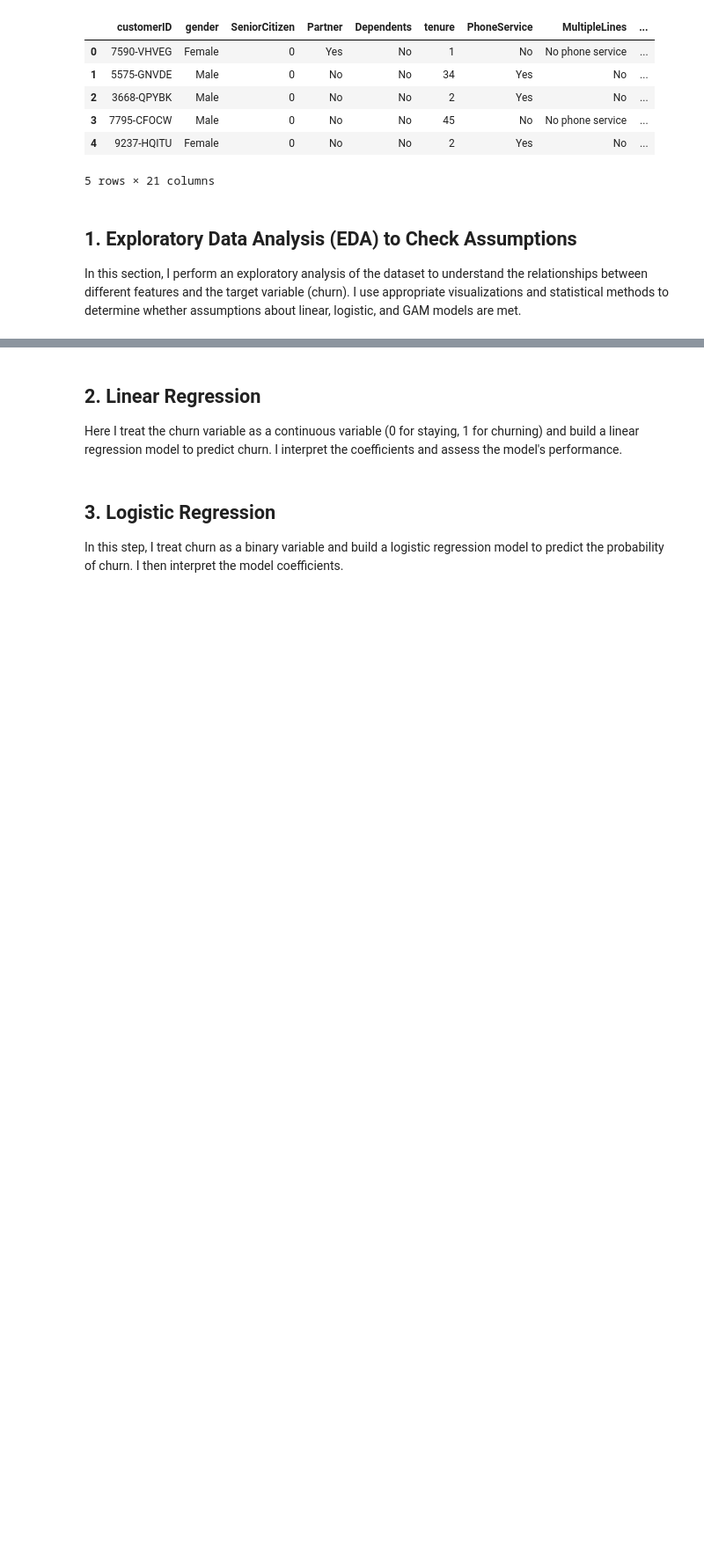
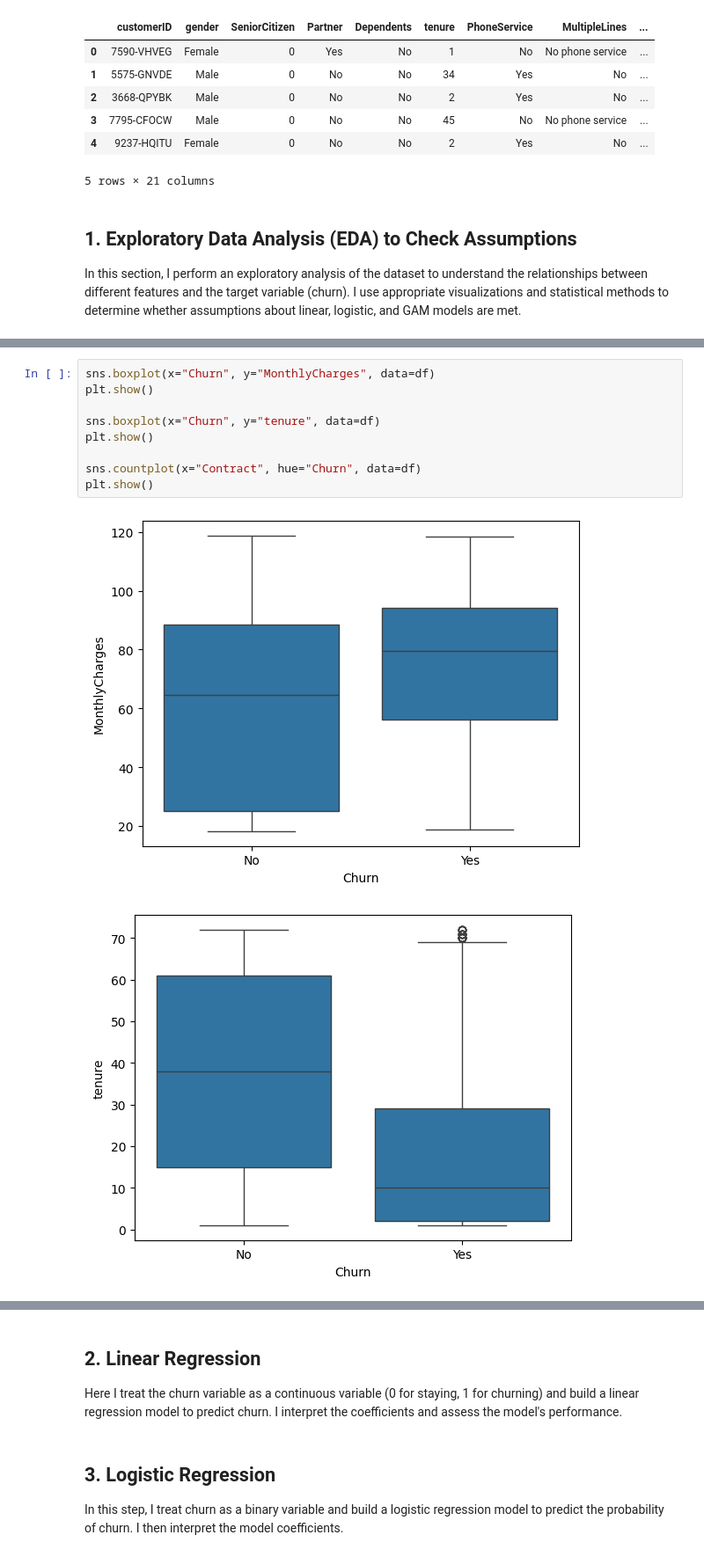
Before and after one commit to ericiortega/aipi590-xai-fall2025, a Jupyter notebook: assignments/interpretable_ml/interpretable_ml.ipynb, the cells around one changed output, grey strips where cells are left out. Shown at 88% size. Saved outputs shown, nothing was run; the diff lists cells and outputs as text; blank space fills up the shorter version.

```diff
--- a/assignments/interpretable_ml/interpretable_ml.ipynb
+++ b/assignments/interpretable_ml/interpretable_ml.ipynb
@@ -54,0 +95,12 @@ whether assumptions about linear, logistic, and GAM models are met.
+# %%
+sns.boxplot(x="Churn", y="MonthlyCharges", data=df)
+plt.show()
+
+sns.boxplot(x="Churn", y="tenure", data=df)
+plt.show()
+
+sns.countplot(x="Contract", hue="Churn", data=df)
+plt.show()
+# %% [output]
+[figure, added]
+[figure, added]
```
Also changed, not shown: parts of 3 cells of this notebook.
